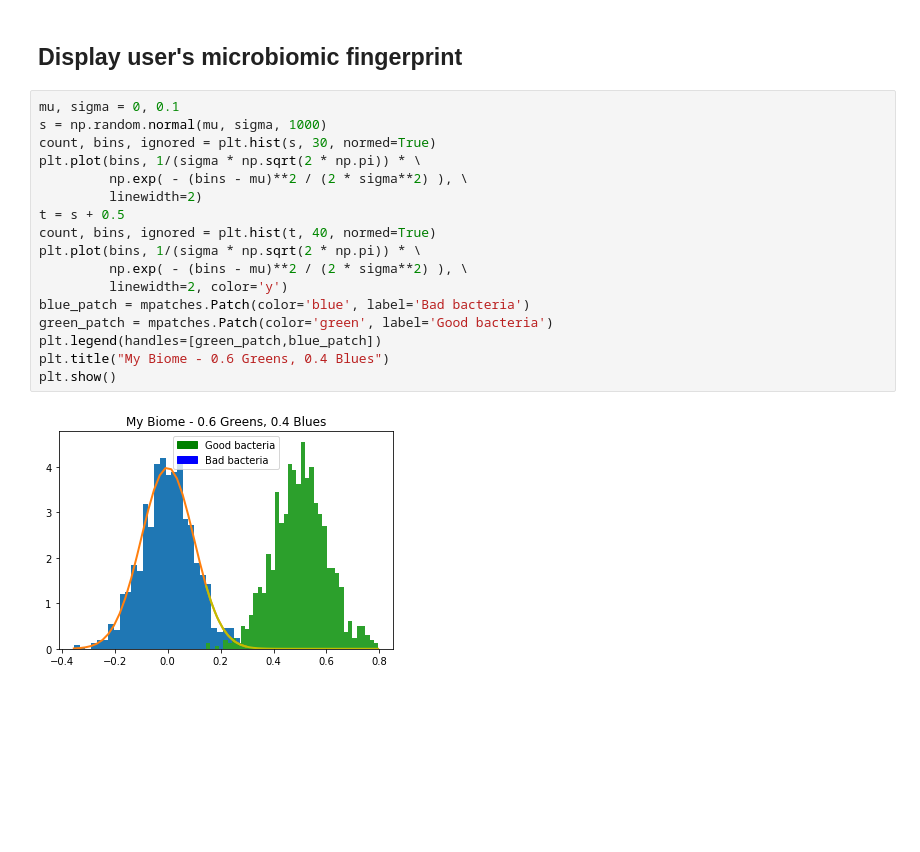
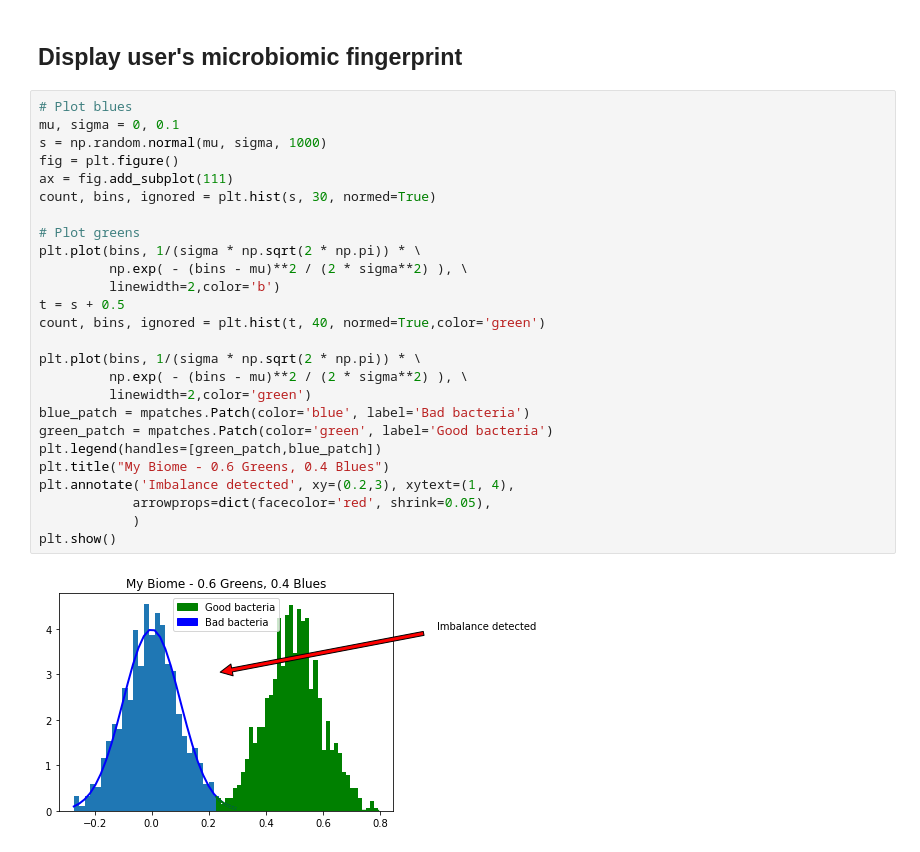
Before and after one commit to JustinShenk/bio-me, a Jupyter notebook: ImageAnalysis.ipynb, the cells around one changed output. Saved outputs shown, nothing was run; the diff lists cells and outputs as text; blank space fills up the shorter version.

Commit message:
Fix histogram, add arrow and heading

```diff
--- a/ImageAnalysis.ipynb
+++ b/ImageAnalysis.ipynb
@@ -73,21 +74,30 @@ if blue < blue_minimum:
 # %% [markdown]
 ## Display user's microbiomic fingerprint
 # %%
+# Plot blues
 mu, sigma = 0, 0.1
 s = np.random.normal(mu, sigma, 1000)
+fig = plt.figure()
+ax = fig.add_subplot(111)
 count, bins, ignored = plt.hist(s, 30, normed=True)
+
+# Plot greens
 plt.plot(bins, 1/(sigma * np.sqrt(2 * np.pi)) * \
          np.exp( - (bins - mu)**2 / (2 * sigma**2) ), \
-         linewidth=2)
+         linewidth=2,color='b')
 t = s + 0.5
-count, bins, ignored = plt.hist(t, 40, normed=True)
+count, bins, ignored = plt.hist(t, 40, normed=True,color='green')
+
 plt.plot(bins, 1/(sigma * np.sqrt(2 * np.pi)) * \
          np.exp( - (bins - mu)**2 / (2 * sigma**2) ), \
-         linewidth=2, color='y')
+         linewidth=2,color='green')
 blue_patch = mpatches.Patch(color='blue', label='Bad bacteria')
 green_patch = mpatches.Patch(color='green', label='Good bacteria')
 plt.legend(handles=[green_patch,blue_patch])
 plt.title("My Biome - 0.6 Greens, 0.4 Blues")
+plt.annotate('Imbalance detected', xy=(0.2,3), xytext=(1, 4),
+            arrowprops=dict(facecolor='red', shrink=0.05),
+            )
 plt.show()
 # %% [output]
-[figure, old version]
+[figure, new version]
```
Also changed, not shown: parts of 2 cells of this notebook.
